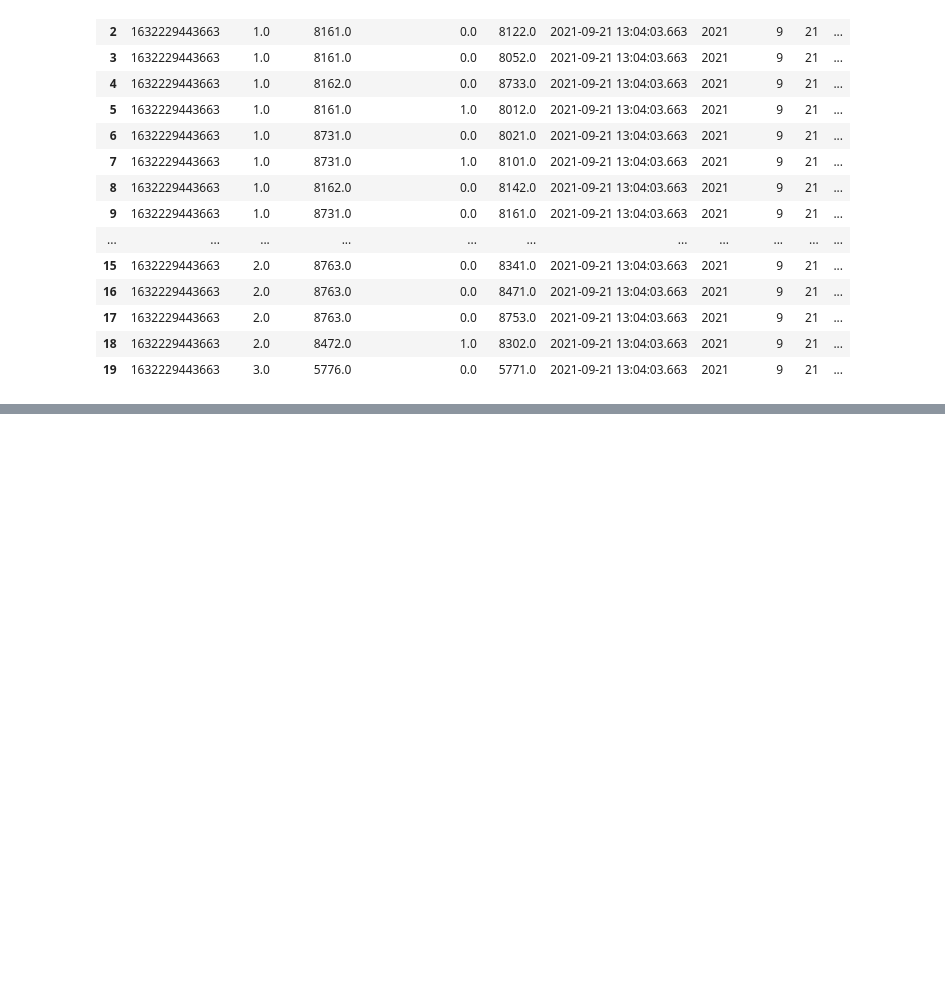
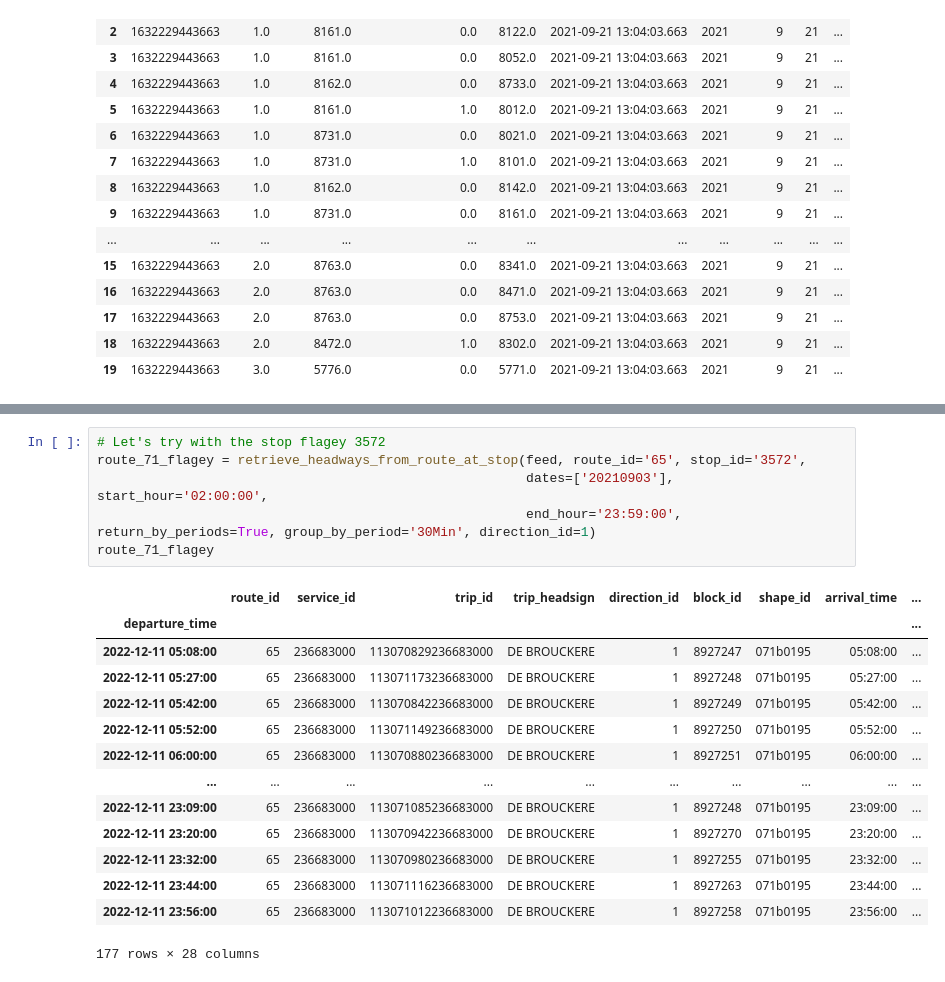
Before and after one commit to Action52/hack_my_ride, a Jupyter notebook: ExploratoryDataAnalysis.ipynb, the cells around one changed output, grey strips where cells are left out. Cells and saved outputs as stored; diff of their text form; blank space fills up the shorter version.

```diff
--- a/ExploratoryDataAnalysis.ipynb
+++ b/ExploratoryDataAnalysis.ipynb
@@ -501,0 +628,21 @@ awt_cimetiere
+# %%
+# Let's try with the stop flagey 3572
+route_71_flagey = retrieve_headways_from_route_at_stop(feed, route_id='65', stop_id='3572',
+                                                       dates=['20210903'], start_hour='02:00:00',
+                                                       end_hour='23:59:00', return_by_periods=True, group_by_period='30Min', direction_id=1)
+route_71_flagey
+# %% [output]
+|  | route_id | service_id | trip_id | trip_headsign | direction_id | block_id | shape_id | arrival_time | ... |
+| departure_time |  |  |  |  |  |  |  |  | ... |
+| 2022-12-11 05:08:00 | 65 | 236683000 | 113070829236683000 | DE BROUCKERE | 1 | 8927247 | 071b0195 | 05:08:00 | ... |
+| 2022-12-11 05:27:00 | 65 | 236683000 | 113071173236683000 | DE BROUCKERE | 1 | 8927248 | 071b0195 | 05:27:00 | ... |
+| 2022-12-11 05:42:00 | 65 | 236683000 | 113070842236683000 | DE BROUCKERE | 1 | 8927249 | 071b0195 | 05:42:00 | ... |
+| 2022-12-11 05:52:00 | 65 | 236683000 | 113071149236683000 | DE BROUCKERE | 1 | 8927250 | 071b0195 | 05:52:00 | ... |
+| 2022-12-11 06:00:00 | 65 | 236683000 | 113070880236683000 | DE BROUCKERE | 1 | 8927251 | 071b0195 | 06:00:00 | ... |
+| ... | ... | ... | ... | ... | ... | ... | ... | ... | ... |
+| 2022-12-11 23:09:00 | 65 | 236683000 | 113071085236683000 | DE BROUCKERE | 1 | 8927248 | 071b0195 | 23:09:00 | ... |
+| 2022-12-11 23:20:00 | 65 | 236683000 | 113070942236683000 | DE BROUCKERE | 1 | 8927270 | 071b0195 | 23:20:00 | ... |
+| 2022-12-11 23:32:00 | 65 | 236683000 | 113070980236683000 | DE BROUCKERE | 1 | 8927255 | 071b0195 | 23:32:00 | ... |
+| 2022-12-11 23:44:00 | 65 | 236683000 | 113071116236683000 | DE BROUCKERE | 1 | 8927263 | 071b0195 | 23:44:00 | ... |
+| 2022-12-11 23:56:00 | 65 | 236683000 | 113071012236683000 | DE BROUCKERE | 1 | 8927258 | 071b0195 | 23:56:00 | ... |
+177 rows × 28 columns
```
Also changed, not shown: parts of 54 cells of this notebook, 3 other files.
